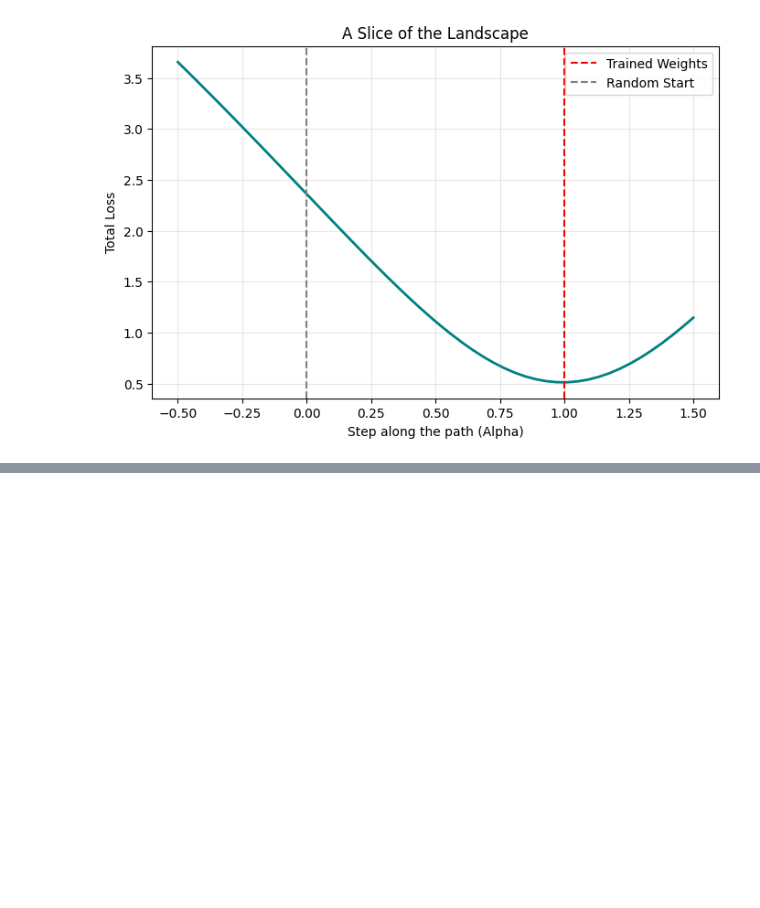
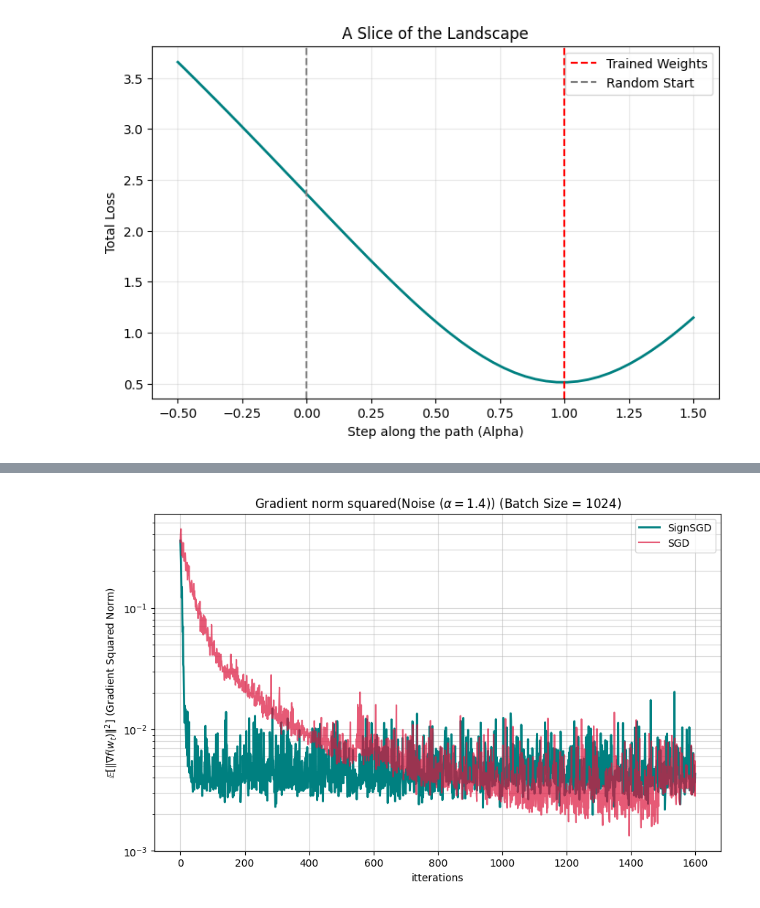
Before and after one commit to sj-rai/stochastic-optimization-co, a Jupyter notebook: experiments_a9a.ipynb, the cells around one changed output, grey strips where cells are left out. Cells and saved outputs as stored; diff of their text form; code cells hidden in the pictures; blank space fills up the shorter version.

```diff
--- a/experiments_a9a.ipynb
+++ b/experiments_a9a.ipynb
@@ -500,0 +475,15 @@ plot_1d_landscape(model_signsgd, X_train, y_train, opt_w, lam=0.1)
+# %%
+# PLOTTING grad norm
+plt.figure(figsize=(10, 6))
+plt.plot(grad_norms_signsgd_1_4, label='SignSGD', color='teal', lw=2)
+plt.plot(grad_norms_sgd_1_4, label='SGD', color='crimson', alpha=0.7)
+# plt.plot(grad_norms_signsgd, label='SignSGD', color='teal', lw=2)
+plt.yscale('log')
+plt.xlabel('itterations')
+plt.ylabel(r'$\mathbb{E}[\|\nabla f(w_t)\|^2]$ (Gradient Squared Norm)')
+plt.title('Gradient norm squared(Noise ($\\alpha={1.4}$)) (Batch Size = 1024)')
+plt.legend()
+plt.grid(True, which="both", ls="-", alpha=0.5)
+plt.show()
+# %% [output]
+[figure, added]
```
Also changed, not shown: parts of 14 cells of this notebook, 53 other files.
